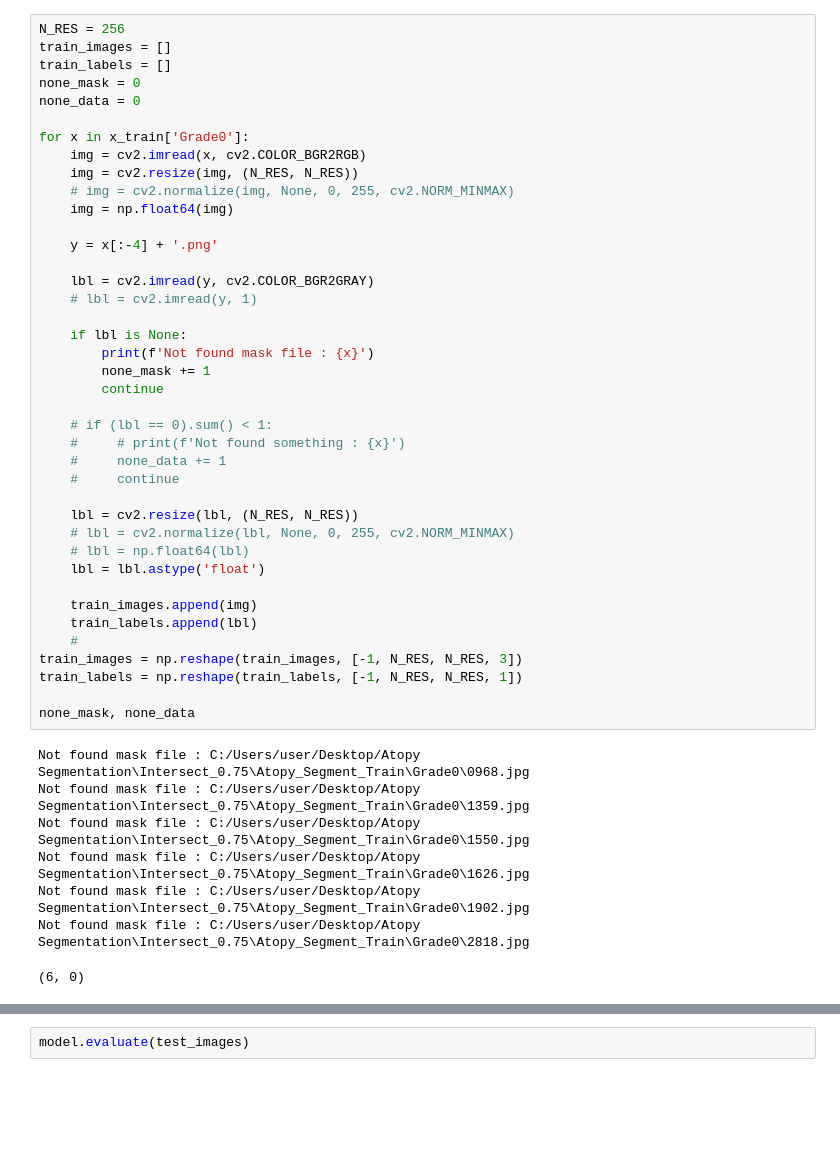
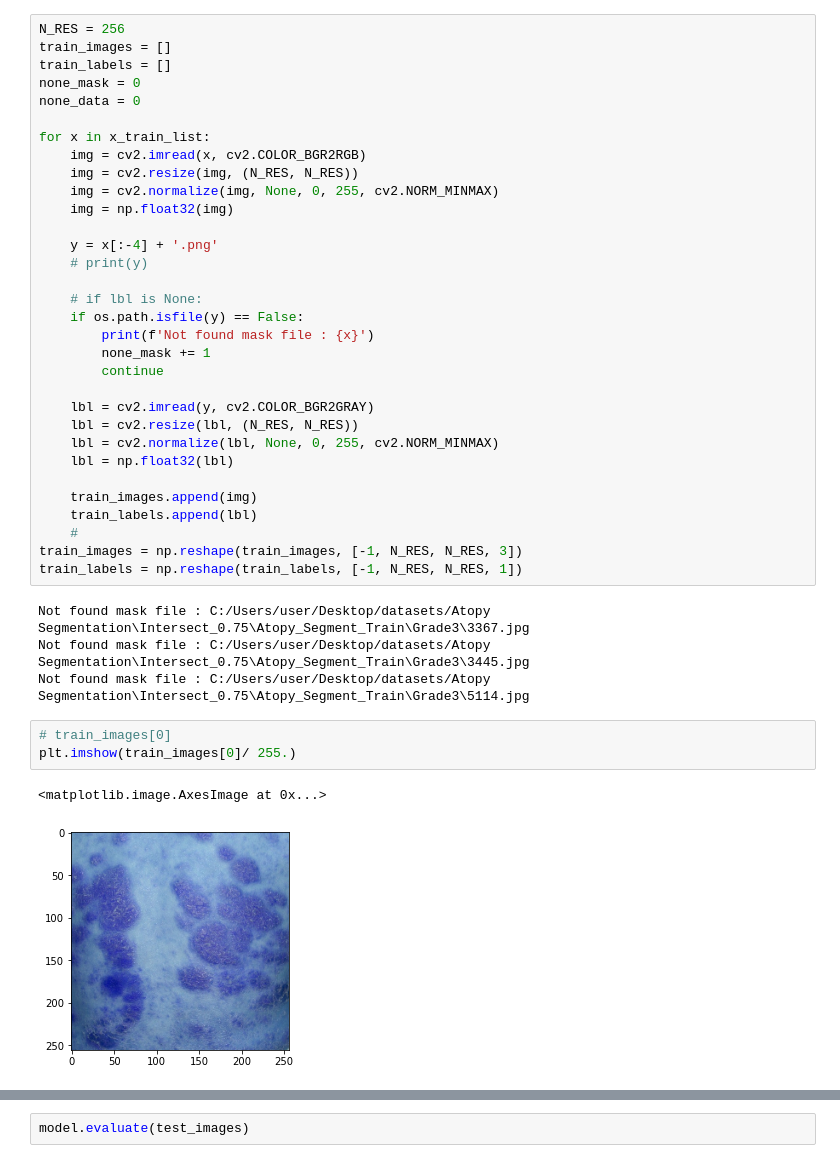
Before and after one commit to SeHwanYoo/child_segmentation, a Jupyter notebook: train.ipynb, the cells around one changed output, grey strips where cells are left out. Saved outputs shown, nothing was run; the diff lists cells and outputs as text; blank space fills up the shorter version.

```diff
--- a/train.ipynb
+++ b/train.ipynb
@@ -56,44 +65,38 @@ train_labels = []
 none_mask = 0
 none_data = 0
 
-for x in x_train['Grade0']:
+for x in x_train_list:
     img = cv2.imread(x, cv2.COLOR_BGR2RGB)
     img = cv2.resize(img, (N_RES, N_RES))
-    # img = cv2.normalize(img, None, 0, 255, cv2.NORM_MINMAX)
-    img = np.float64(img)
+    img = cv2.normalize(img, None, 0, 255, cv2.NORM_MINMAX)
+    img = np.float32(img)
 
     y = x[:-4] + '.png'
+    # print(y)
 
-    lbl = cv2.imread(y, cv2.COLOR_BGR2GRAY)
-    # lbl = cv2.imread(y, 1)
-
-    if lbl is None:
+    # if lbl is None:
+    if os.path.isfile(y) == False:
         print(f'Not found mask file : {x}')
         none_mask += 1
         continue
 
-    # if (lbl == 0).sum() < 1:
-    #     # print(f'Not found something : {x}')
-    #     none_data += 1
-    #     continue
-
+    lbl = cv2.imread(y, cv2.COLOR_BGR2GRAY)
     lbl = cv2.resize(lbl, (N_RES, N_RES))
-    # lbl = cv2.normalize(lbl, None, 0, 255, cv2.NORM_MINMAX)
-    # lbl = np.float64(lbl)
-    lbl = lbl.astype('float')
+    lbl = cv2.normalize(lbl, None, 0, 255, cv2.NORM_MINMAX)
+    lbl = np.float32(lbl)
 
     train_images.append(img)
     train_labels.append(lbl)
     #
 train_images = np.reshape(train_images, [-1, N_RES, N_RES, 3])
 train_labels = np.reshape(train_labels, [-1, N_RES, N_RES, 1])
-
-none_mask, none_data
 # %% [output]
-Not found mask file : C:/Users/user/Desktop/Atopy Segmentation\Intersect_0.75\Atopy_Segment_Train\Grade0\0968.jpg
-Not found mask file : C:/Users/user/Desktop/Atopy Segmentation\Intersect_0.75\Atopy_Segment_Train\Grade0\1359.jpg
-Not found mask file : C:/Users/user/Desktop/Atopy Segmentation\Intersect_0.75\Atopy_Segment_Train\Grade0\1550.jpg
-Not found mask file : C:/Users/user/Desktop/Atopy Segmentation\Intersect_0.75\Atopy_Segment_Train\Grade0\1626.jpg
-Not found mask file : C:/Users/user/Desktop/Atopy Segmentation\Intersect_0.75\Atopy_Segment_Train\Grade0\1902.jpg
-Not found mask file : C:/Users/user/Desktop/Atopy Segmentation\Intersect_0.75\Atopy_Segment_Train\Grade0\2818.jpg
+Not found mask file : C:/Users/user/Desktop/datasets/Atopy Segmentation\Intersect_0.75\Atopy_Segment_Train\Grade3\3367.jpg
+Not found mask file : C:/Users/user/Desktop/datasets/Atopy Segmentation\Intersect_0.75\Atopy_Segment_Train\Grade3\3445.jpg
+Not found mask file : C:/Users/user/Desktop/datasets/Atopy Segmentation\Intersect_0.75\Atopy_Segment_Train\Grade3\5114.jpg
-(6, 0)
+# %%
+# train_images[0]
+plt.imshow(train_images[0]/ 255.)
+# %% [output]
+<matplotlib.image.AxesImage at 0x...>
+[figure, added]
```
Also changed, not shown: parts of 28 cells of this notebook, 1 other file.
